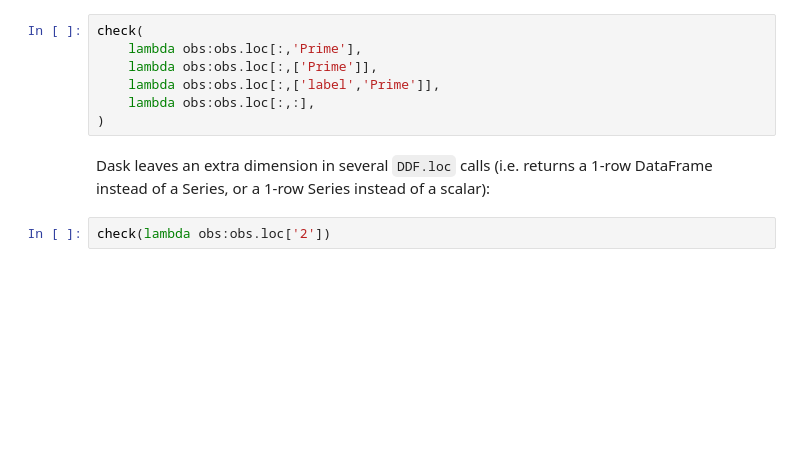
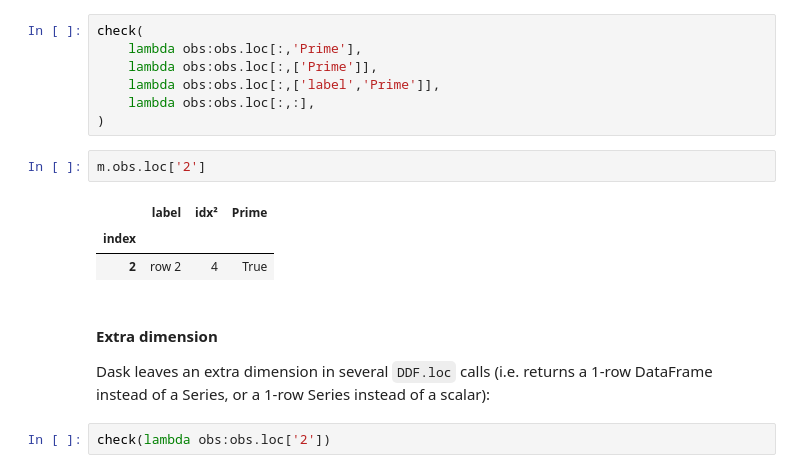
Before and after one commit to celsiustx/anndata, a Jupyter notebook: AnnData Dask Operations Test.ipynb, the cells around one changed output. Cells and saved outputs as stored; diff of their text form; blank space fills up the shorter version.

```diff
--- a/AnnData Dask Operations Test.ipynb
+++ b/AnnData Dask Operations Test.ipynb
@@ -236,7 +240,14 @@ check(
     lambda obs:obs.loc[:,['label','Prime']],
     lambda obs:obs.loc[:,:],
 )
+# %%
+m.obs.loc['2']
+# %% [output]
+|  | label | idx² | Prime |
+| index |  |  |  |
+| 2 | row 2 | 4 | True |
 # %% [markdown]
+#### Extra dimension
 Dask leaves an extra dimension in several `DDF.loc` calls (i.e. returns a 1-row DataFrame instead of a Series, or a 1-row Series instead of a scalar):
 # %%
 check(lambda obs:obs.loc['2'])
```
Also changed, not shown: parts of 9 cells of this notebook.
